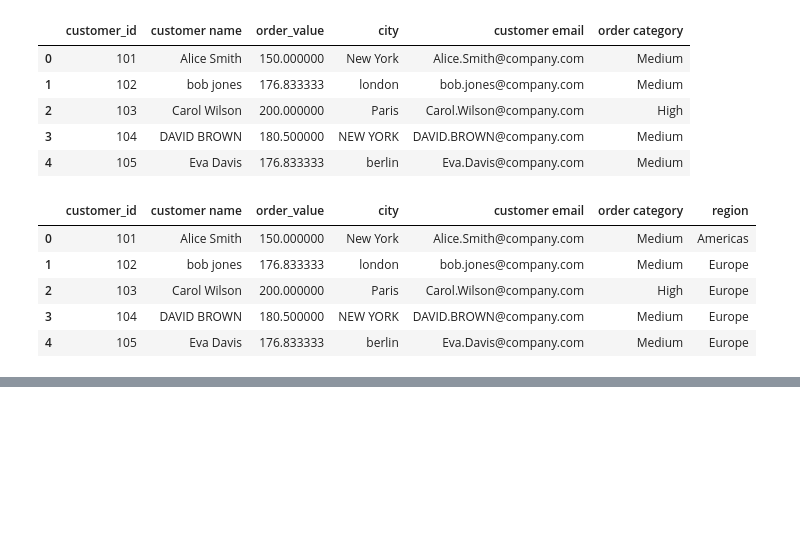
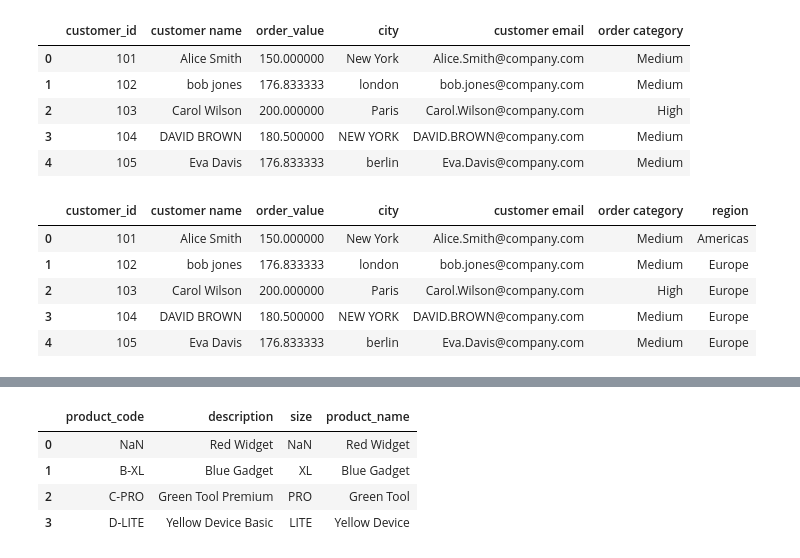
Before and after one commit to KEN-DATALABS/PROJECT-LIST, a Jupyter notebook: OneDrive/Documents/List Project/Project3.ipynb, the cells around one changed output, grey strips where cells are left out. Drawn from its saved outputs; the diff is of its cells as text; code cells hidden in the pictures; blank space fills up the shorter version.

```diff
--- a/OneDrive/Documents/List Project/Project3.ipynb
+++ b/OneDrive/Documents/List Project/Project3.ipynb
@@ -333,0 +345,7 @@ df.head()
+# %%
+# Create a DataFrame of product descriptions:
+products = pd.DataFrame({
+    'product_code': ['A-100', 'B-250-XL', 'C-300-PRO', 'D-150-LITE'],
+    'description': ['red widget', 'BLUE GADGET', 'Green Tool premium', 'yellow device basic']
+})
+products.head()
@@ -333,0 +358,3 @@ df.head()
+# %%
+products['description']= products['description'].str.title()
+products.head()
@@ -333,0 +371,3 @@ df.head()
+# %%
+products['product_code']= products['product_code'].str.split('-').str[0]+'-'+products['product_code'].str.split('-').str[2]
+products.head()
@@ -333,0 +380,2 @@ df.head()
+# %%
+products['size']= products['product_code'].str.split('-').str[1]
@@ -333,0 +390,9 @@ df.head()
+# %%
+products['product_name']= products['description'].str.split().str[0]+' '+products['description'].str.split().str[1]
+products.head()
+# %% [output]
+|  | product_code | description | size | product_name |
+| 0 | NaN | Red Widget | NaN | Red Widget |
+| 1 | B-XL | Blue Gadget | XL | Blue Gadget |
+| 2 | C-PRO | Green Tool Premium | PRO | Green Tool |
+| 3 | D-LITE | Yellow Device Basic | LITE | Yellow Device |
```
Also changed, not shown: parts of 6 cells of this notebook.
